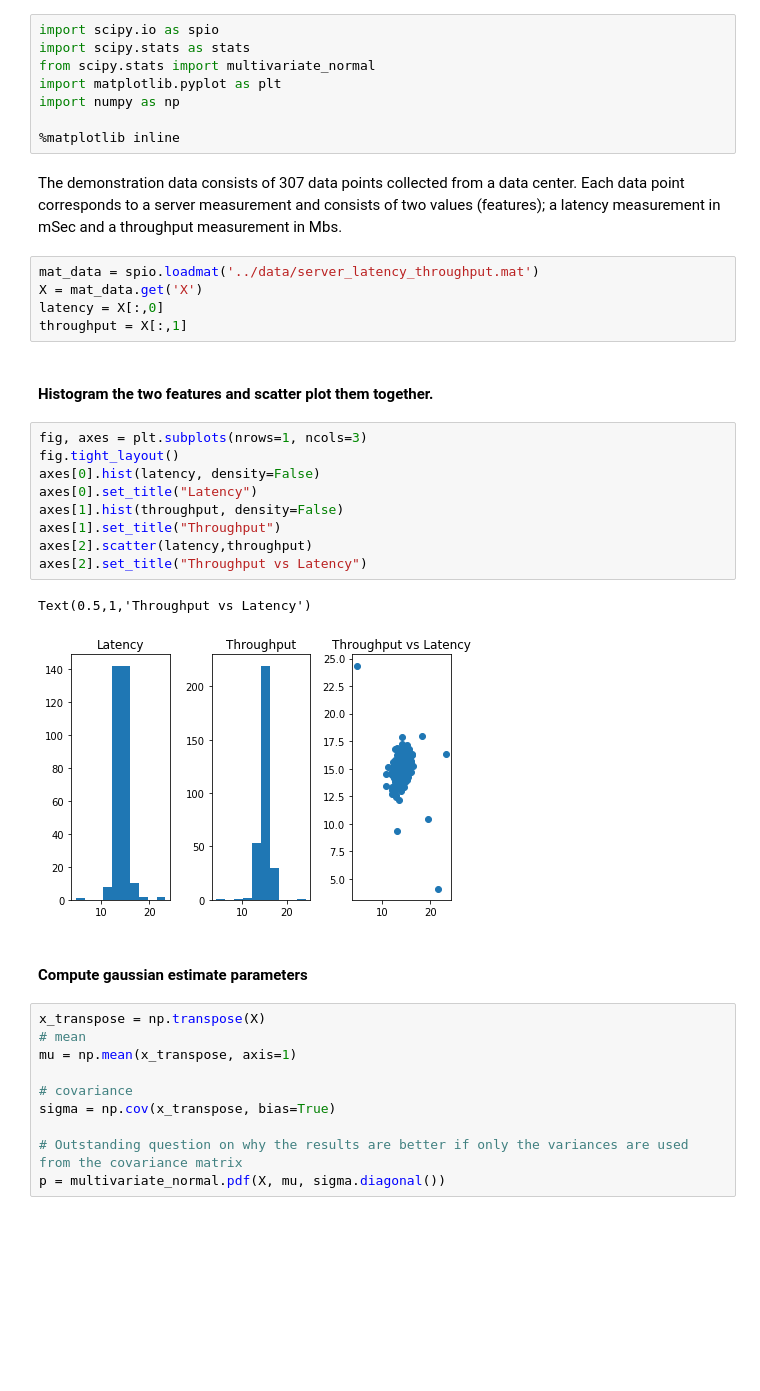
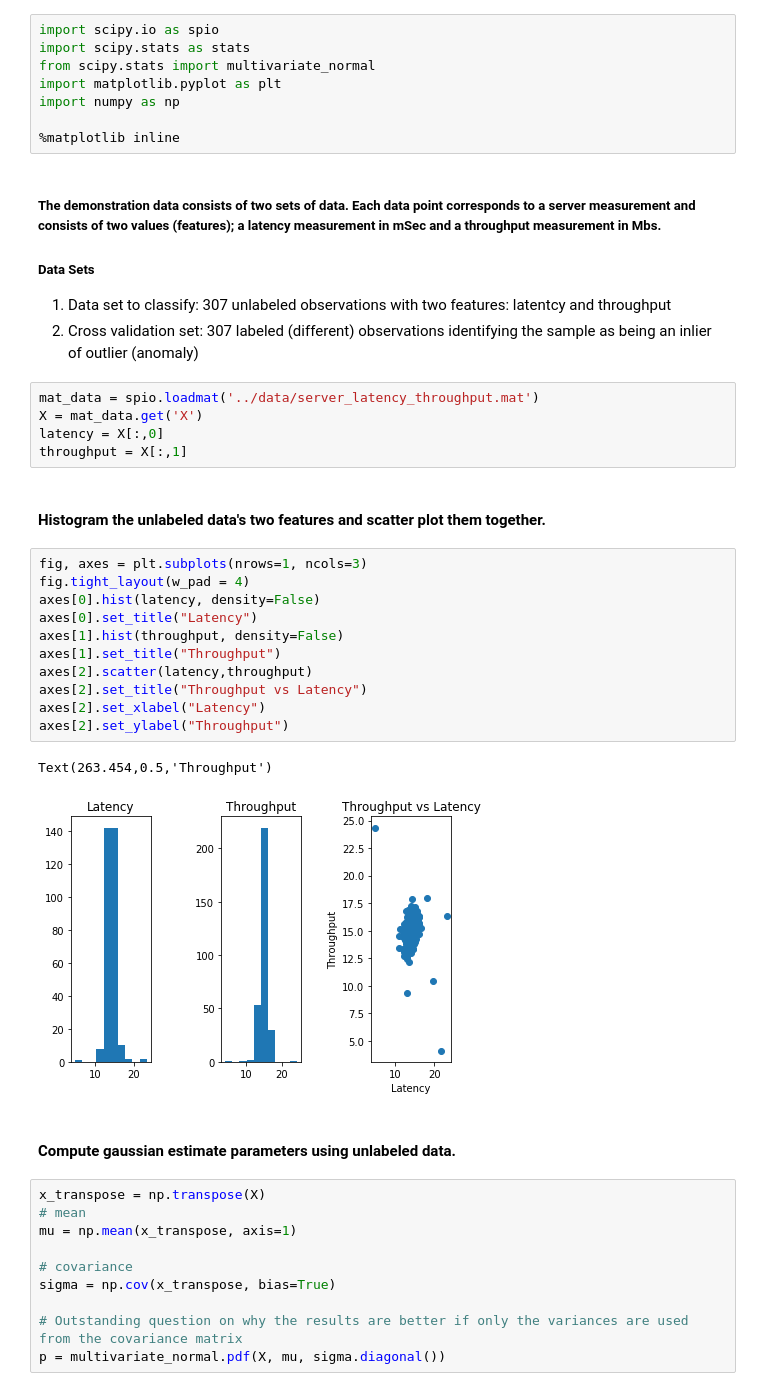
Before and after one commit to chipk215/anomaly_detection, a Jupyter notebook: notebooks/two_feature_server_anomaly.ipynb, the cells around one changed output. Saved outputs shown, nothing was run; the diff lists cells and outputs as text; blank space fills up the shorter version.

```diff
--- a/notebooks/two_feature_server_anomaly.ipynb
+++ b/notebooks/two_feature_server_anomaly.ipynb
@@ -9,28 +9,34 @@ import numpy as np
 
 %matplotlib inline
 # %% [markdown]
-The demonstration data consists of 307 data points collected from a data center. Each data point corresponds to a server measurement and consists of two values (features); a latency measurement in mSec and a throughput measurement in Mbs.
+#####  The demonstration data consists of two sets of data. Each data point corresponds to a server measurement and consists of two values (features); a latency measurement in mSec and a throughput measurement in Mbs.
+
+##### Data Sets
+1. Data set to classify: 307 unlabeled observations with two features: latentcy and throughput
+2. Cross validation set: 307 labeled (different) observations identifying the sample as being an inlier of outlier (anomaly)
 # %%
 mat_data = spio.loadmat('../data/server_latency_throughput.mat')
 X = mat_data.get('X')
 latency = X[:,0]
 throughput = X[:,1]
 # %% [markdown]
-#### Histogram the two features and scatter plot them together.
+#### Histogram the unlabeled data's two features and scatter plot them together.
 # %%
 fig, axes = plt.subplots(nrows=1, ncols=3)
-fig.tight_layout()
+fig.tight_layout(w_pad = 4)
 axes[0].hist(latency, density=False)
 axes[0].set_title("Latency")
 axes[1].hist(throughput, density=False)
 axes[1].set_title("Throughput")
 axes[2].scatter(latency,throughput)
 axes[2].set_title("Throughput vs Latency")
+axes[2].set_xlabel("Latency")
+axes[2].set_ylabel("Throughput")
 # %% [output]
-Text(0.5,1,'Throughput vs Latency')
+Text(263.454,0.5,'Throughput')
-[figure, old version]
+[figure, new version]
 # %% [markdown]
-#### Compute gaussian estimate parameters
+#### Compute gaussian estimate parameters using unlabeled data.
 # %%
 x_transpose = np.transpose(X)
 # mean
```
Also changed, not shown: parts of 5 cells of this notebook, 1 other file.
